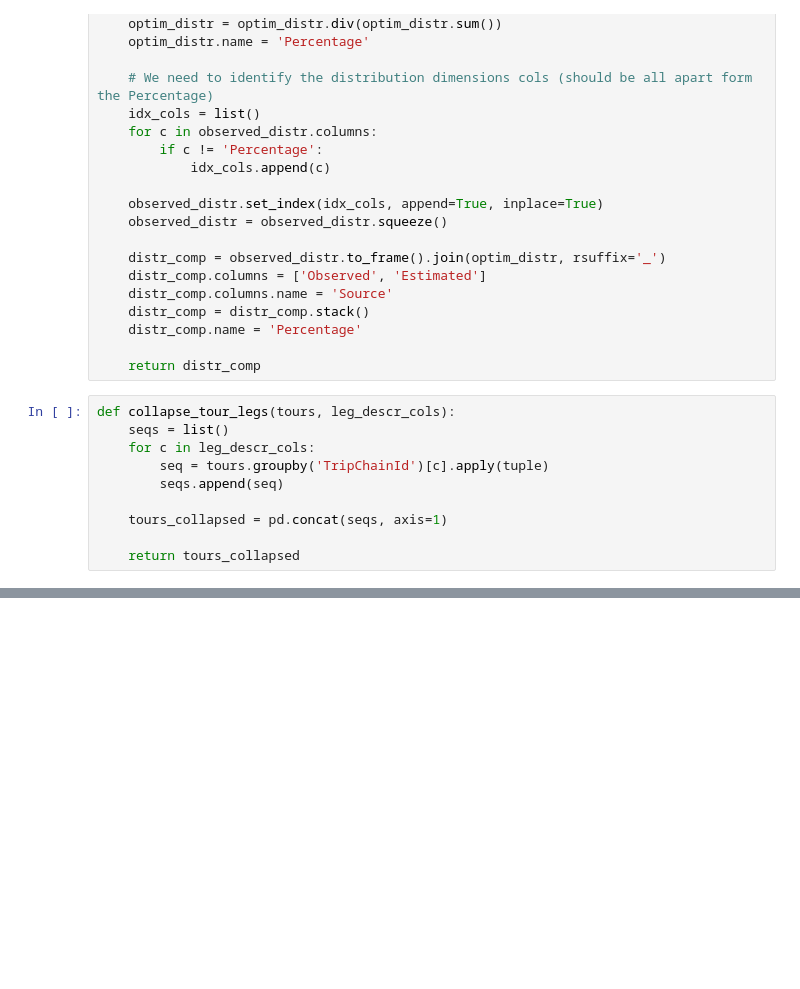
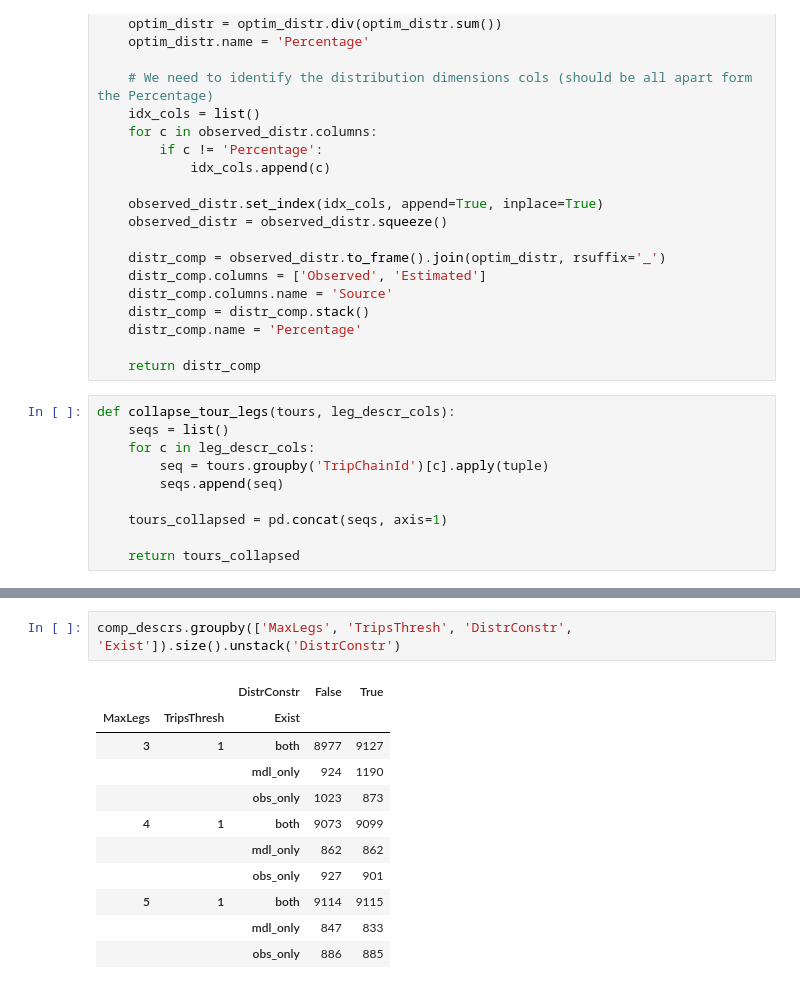
Before and after one commit to harisbal/od2trs, a Jupyter notebook: analysis/optimisation_results.ipynb, the cells around one changed output, grey strips where cells are left out. Drawn from its saved outputs; the diff is of its cells as text; blank space fills up the shorter version.

```diff
--- a/analysis/optimisation_results.ipynb
+++ b/analysis/optimisation_results.ipynb
@@ -309,0 +323,14 @@ for k, g in dfg:
+# %%
+comp_descrs.groupby(['MaxLegs', 'TripsThresh', 'DistrConstr', 'Exist']).size().unstack('DistrConstr')
+# %% [output]
+|  |  | DistrConstr | False | True |
+| MaxLegs | TripsThresh | Exist |  |  |
+| 3 | 1 | both | 8977 | 9127 |
+|  |  | mdl_only | 924 | 1190 |
+|  |  | obs_only | 1023 | 873 |
+| 4 | 1 | both | 9073 | 9099 |
+|  |  | mdl_only | 862 | 862 |
+|  |  | obs_only | 927 | 901 |
+| 5 | 1 | both | 9114 | 9115 |
+|  |  | mdl_only | 847 | 833 |
+|  |  | obs_only | 886 | 885 |
```
Also changed, not shown: parts of 8 cells of this notebook, 7 other files.
